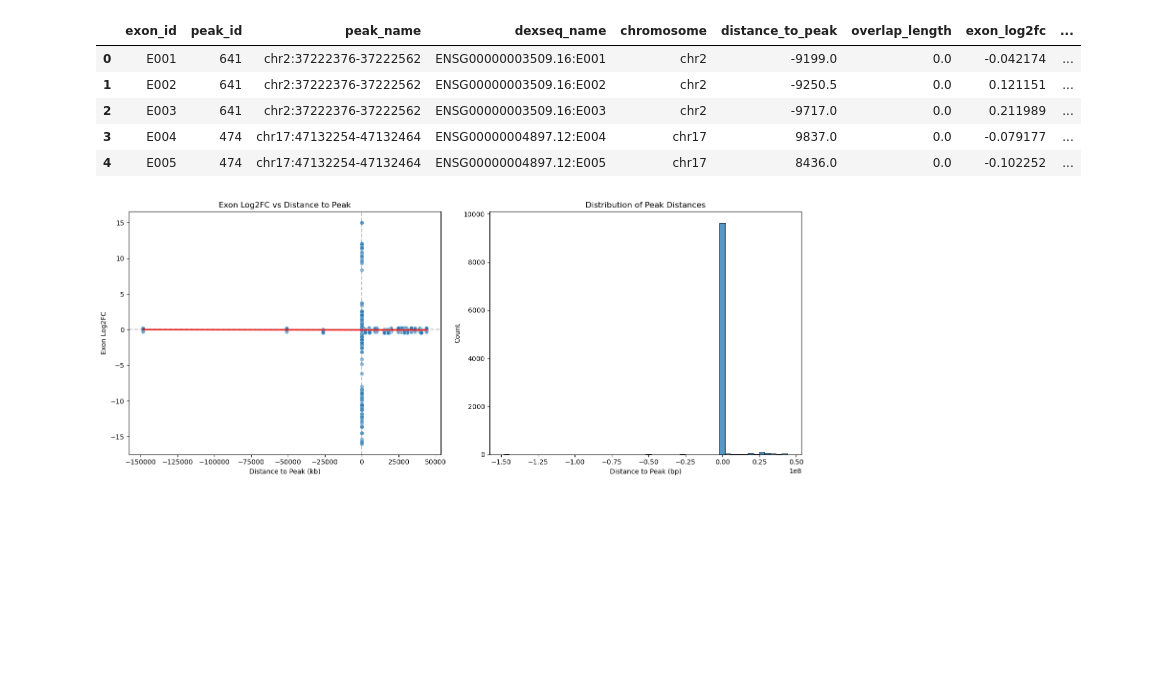
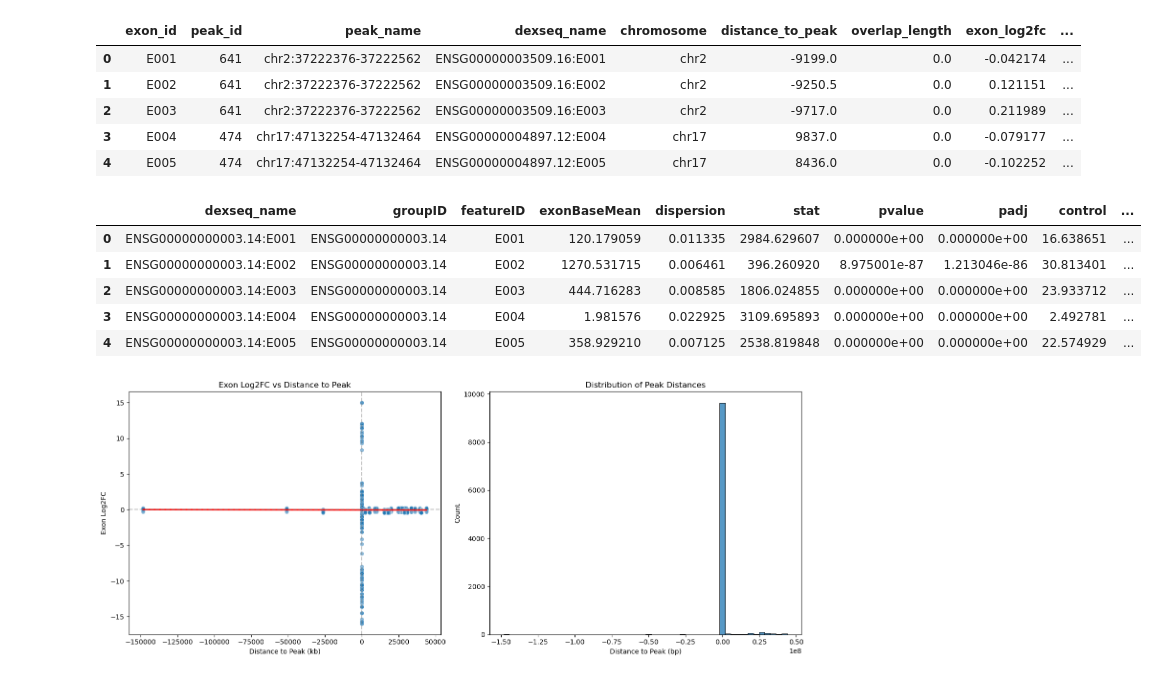
Before and after one commit to michal7kw/SRF_Snords, a Jupyter notebook: 6_overlap_peaks_DE_permisive.ipynb, the cells around one changed output. Saved outputs shown, nothing was run; the diff lists cells and outputs as text; code cells hidden in the pictures; blank space fills up the shorter version.

```diff
--- a/6_overlap_peaks_DE_permisive.ipynb
+++ b/6_overlap_peaks_DE_permisive.ipynb
@@ -365,6 +365,15 @@ overlaps_df.head()
 | 2 | E003 | 641 | chr2:37222376-37222562 | ENSG00000003509.16:E003 | chr2 | -9717.0 | 0.0 | 0.211989 | ... |
 | 3 | E004 | 474 | chr17:47132254-47132464 | ENSG00000004897.12:E004 | chr17 | 9837.0 | 0.0 | -0.079177 | ... |
 | 4 | E005 | 474 | chr17:47132254-47132464 | ENSG00000004897.12:E005 | chr17 | 8436.0 | 0.0 | -0.102252 | ... |
+# %%
+dexseq_df.head()
+# %% [output]
+|  | dexseq_name | groupID | featureID | exonBaseMean | dispersion | stat | pvalue | padj | control | ... |
+| 0 | ENSG00000000003.14:E001 | ENSG00000000003.14 | E001 | 120.179059 | 0.011335 | 2984.629607 | 0.000000e+00 | 0.000000e+00 | 16.638651 | ... |
+| 1 | ENSG00000000003.14:E002 | ENSG00000000003.14 | E002 | 1270.531715 | 0.006461 | 396.260920 | 8.975001e-87 | 1.213046e-86 | 30.813401 | ... |
+| 2 | ENSG00000000003.14:E003 | ENSG00000000003.14 | E003 | 444.716283 | 0.008585 | 1806.024855 | 0.000000e+00 | 0.000000e+00 | 23.933712 | ... |
+| 3 | ENSG00000000003.14:E004 | ENSG00000000003.14 | E004 | 1.981576 | 0.022925 | 3109.695893 | 0.000000e+00 | 0.000000e+00 | 2.492781 | ... |
+| 4 | ENSG00000000003.14:E005 | ENSG00000000003.14 | E005 | 358.929210 | 0.007125 | 2538.819848 | 0.000000e+00 | 0.000000e+00 | 22.574929 | ... |
 # %%
 # Create visualization
 fig = visualize_distance_analysis(overlaps_df)
```
Also changed, not shown: parts of 24 cells of this notebook, 1 other file.
